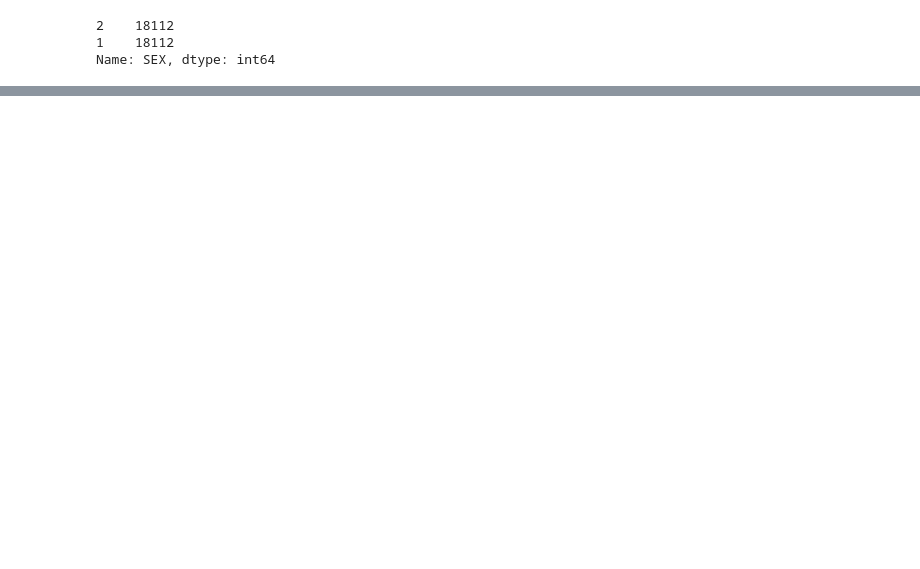
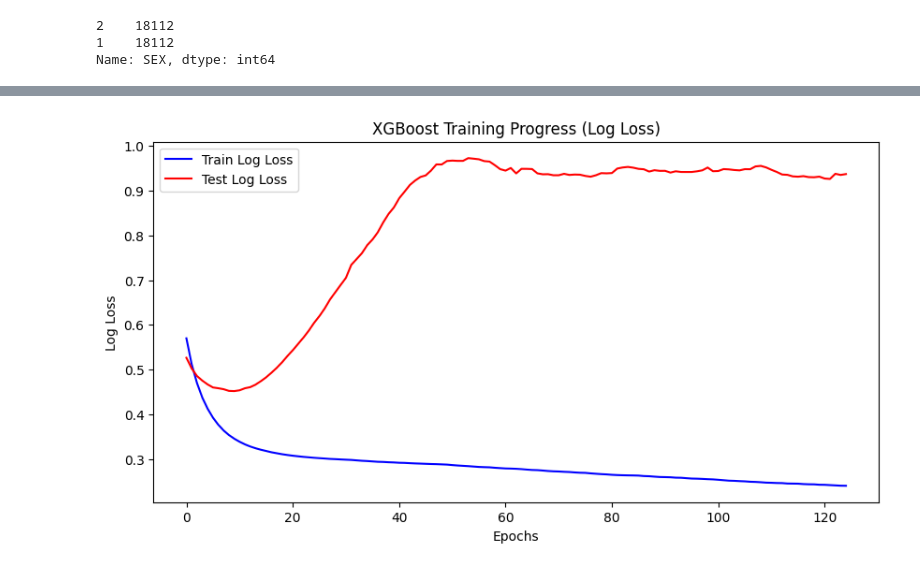
Before and after one commit to Jui1337/responsible-ai-security, a Jupyter notebook: rai-img-merged/Error-analysis-mitigation-1.ipynb, the cells around one changed output, grey strips where cells are left out. Saved outputs shown, nothing was run; the diff lists cells and outputs as text; code cells hidden in the pictures; blank space fills up the shorter version.

```diff
--- a/rai-img-merged/Error-analysis-mitigation-1.ipynb
+++ b/rai-img-merged/Error-analysis-mitigation-1.ipynb
@@ -178,0 +471,80 @@ Final Test Log Loss: 0.3891
+# %%
+import numpy as np
+import pandas as pd
+from scipy.sparse import issparse
+
+# Convert X_augmented to a DataFrame
+X_augmented_df = pd.DataFrame(X_augmented, columns=features)
+
+# Create the classification pipeline
+pipeline = create_classification_pipeline(X_augmented_df)
+
+# Fit the preprocessor separately to extract feature names
+preprocessor = pipeline.named_steps['preprocessor']
+preprocessor.fit(X_augmented_df)
+
+# Apply transformations
+X_train_transformed = preprocessor.transform(X_augmented_df)
+X_test_transformed = preprocessor.transform(X_test)
+
+# Check the shapes of the transformed data
+print(f"X_train_transformed shape: {X_train_transformed.shape}")
+print(f"X_test_transformed shape: {X_test_transformed.shape}")
+
+# Convert sparse matrices to dense arrays if necessary
+if issparse(X_train_transformed):
+    X_train_transformed = X_train_transformed.toarray()
+if issparse(X_test_transformed):
+    X_test_transformed = X_test_transformed.toarray()
+
+# Ensure y_augmented and y_test are NumPy arrays
+if isinstance(y_augmented, pd.Series):
+    y_augmented = y_augmented.to_numpy()
+if isinstance(y_test, pd.Series):
+    y_test = y_test.to_numpy()
+
+# Prepare eval_set
+eval_set = [
+    (X_train_transformed, y_augmented),  # Training data
+    (X_test_transformed, y_test)         # Test data
+]
+
+# Fit the XGBoost model
+xgb_model = pipeline.named_steps['model']
+model = xgb_model.fit(
+    X_train_transformed, y_augmented,
+    eval_set=eval_set,
+    verbose=False
+)
+
+# Make predictions
+y_pred = xgb_model.predict(preprocessor.transform(X_test))
+
+# Compute accuracy and classification report
+accuracy = accuracy_score(y_test, y_pred)
+class_report = classification_report(y_test, y_pred)
+
+print(f"Model Accuracy: {accuracy:.4f}")
+print(f"Classification Report:\n{class_report}\n")
+
+# Extract evaluation results
+evals_result = xgb_model.evals_result()
+
+# Get the final log loss for training and testing
+train_log_loss = evals_result['validation_0']['logloss'][-1]
+test_log_loss = evals_result['validation_1']['logloss'][-1]
+
+# Print the final log loss values for both training and validation
+print(f"Final Training Log Loss: {train_log_loss:.4f}")
+print(f"Final Test Log Loss: {test_log_loss:.4f}")
+
+# Plot training and validation log loss
+plt.figure(figsize=(10, 5))
+plt.plot(evals_result['validation_0']['logloss'], label='Train Log Loss', color='blue')
+plt.plot(evals_result['validation_1']['logloss'], label='Test Log Loss', color='red')
+plt.xlabel("Epochs")
+plt.ylabel("Log Loss")
+plt.title("XGBoost Training Progress (Log Loss)")
+plt.legend()
+plt.show()
+# %% [output]
@@ -179,3 +585,4 @@ Final Test Log Loss: 0.3891
+[figure, added]
 # %%
 from raiwidgets import ResponsibleAIDashboard
 from responsibleai import RAIInsights
```
Also changed, not shown: parts of 11 cells of this notebook, 2 other files.
